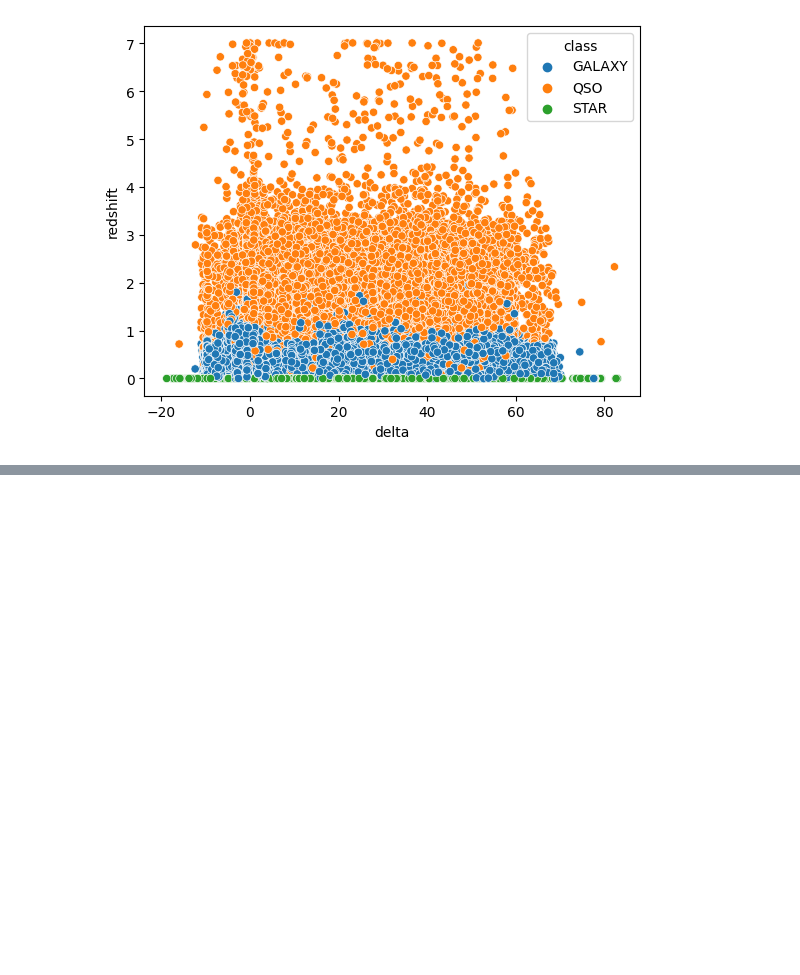
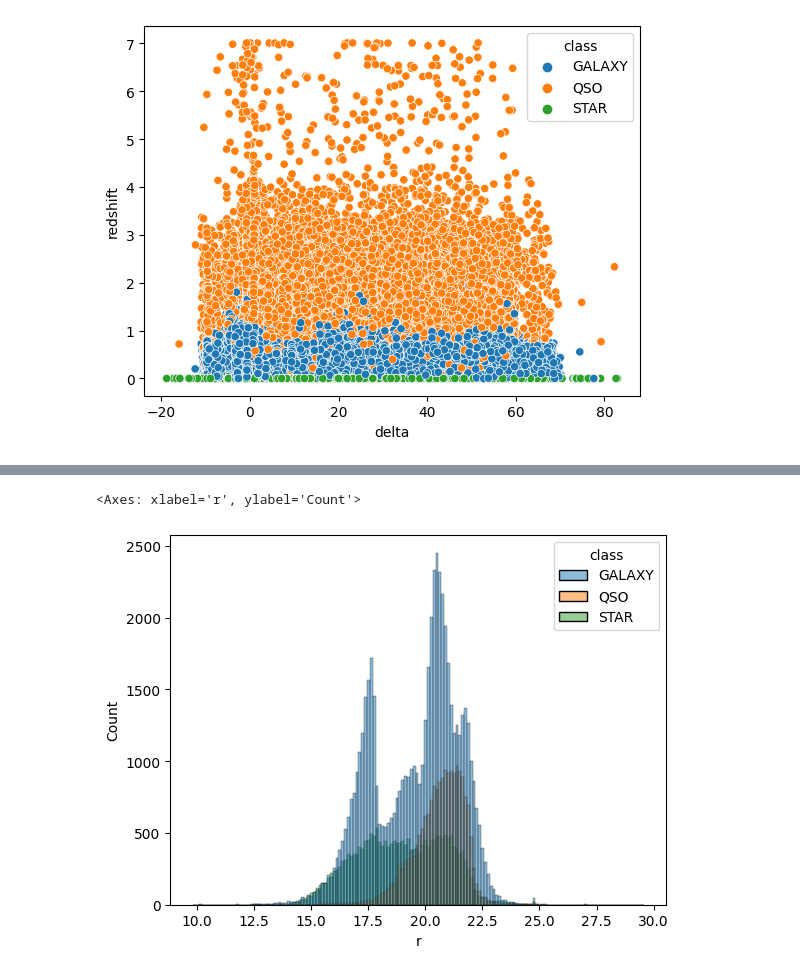
Before and after one commit to AbhaySh4r/ML-AstroSet, a Jupyter notebook: Project1_Visualizations.ipynb, the cells around one changed output, grey strips where cells are left out. Saved outputs shown, nothing was run; the diff lists cells and outputs as text; code cells hidden in the pictures; blank space fills up the shorter version.

```diff
--- a/Project1_Visualizations.ipynb
+++ b/Project1_Visualizations.ipynb
@@ -73,0 +95,5 @@ Name: u, dtype: float64
+# %%
+sns.histplot(df, x = "r", hue= "class")
+# %% [output]
+<Axes: xlabel='r', ylabel='Count'>
+[figure, added]
```
Also changed, not shown: parts of 9 cells of this notebook.
